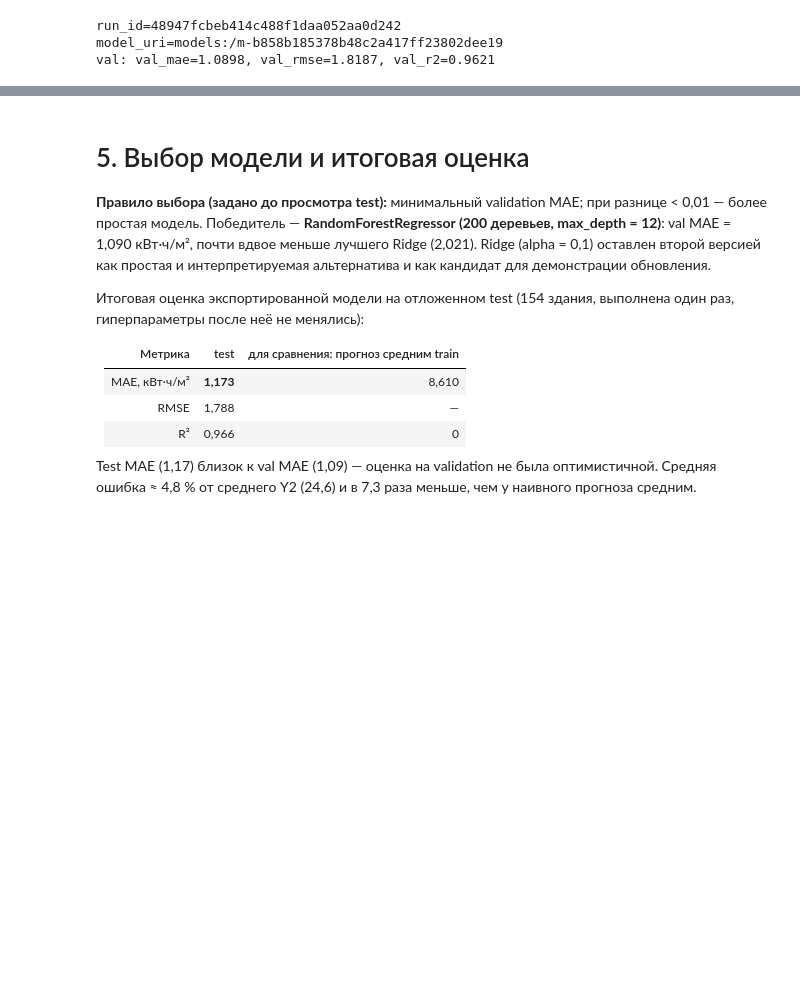
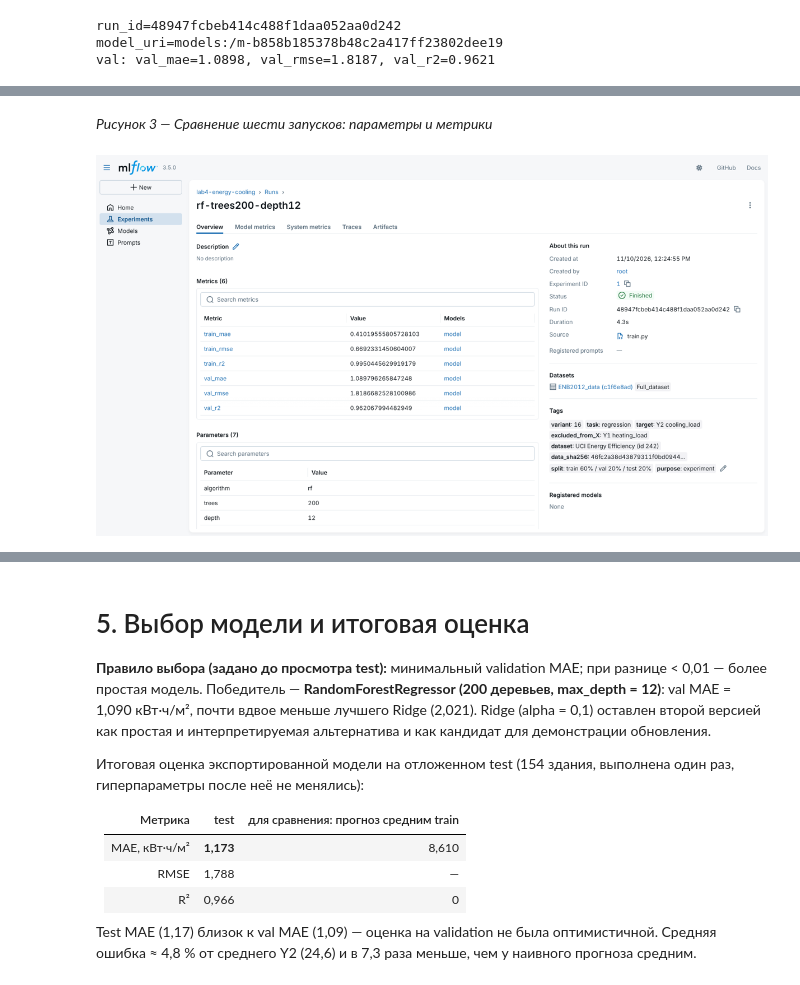
Before and after one commit to Vladik65rus/AI4lab, a Jupyter notebook: Лабораторная_работа_4.ipynb, the cells around one changed output, grey strips where cells are left out. Saved outputs shown, nothing was run; the diff lists cells and outputs as text; code cells hidden in the pictures; blank space fills up the shorter version.

```diff
--- a/Лабораторная_работа_4.ipynb
+++ b/Лабораторная_работа_4.ipynb
@@ -198,0 +198,7 @@ val: val_mae=1.0898, val_rmse=1.8187, val_r2=0.9621
+# %% [markdown]
+*Рисунок 3 — Сравнение шести запусков: параметры и метрики*
+# %%
+from IPython.display import Image
+Image("screenshots/mlflow_run.png")
+# %% [output]
+[figure, added]
```
Also changed, not shown: parts of 38 cells of this notebook.
